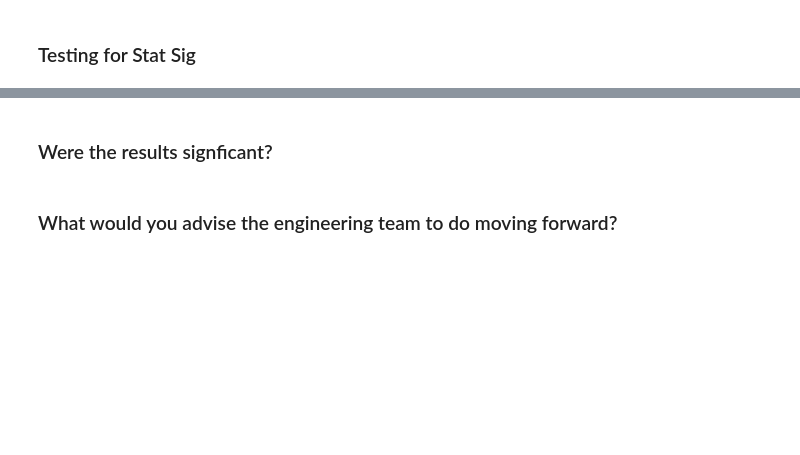
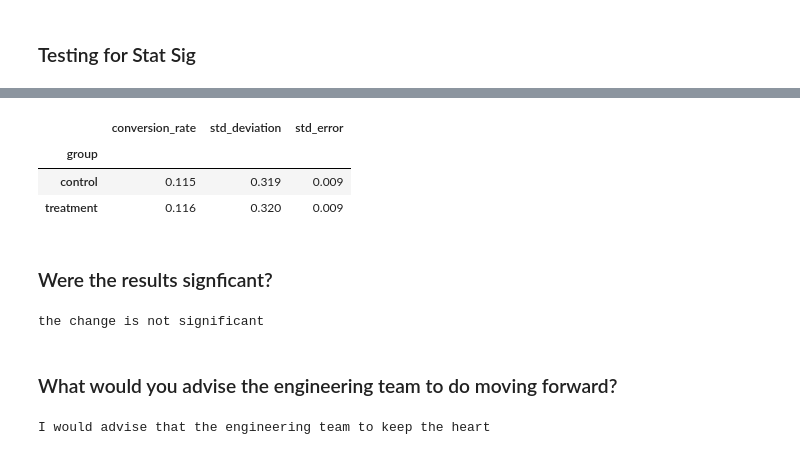
Before and after one commit to DavidGuzman1999/2021-fall-data-science, a Jupyter notebook: Week-10-Friday-AB-Testing/Exercise.ipynb, the cells around one changed output, grey strips where cells are left out. Cells and saved outputs as stored; diff of their text form; code cells hidden in the pictures; blank space fills up the shorter version.

```diff
--- a/Week-10-Friday-AB-Testing/Exercise.ipynb
+++ b/Week-10-Friday-AB-Testing/Exercise.ipynb
@@ -98,4 +238,19 @@ from statsmodels.stats.proportion import proportions_ztest, proportion_confint
+# %%
+conversion_rates.style.format("{:.3f}")
+# %% [output]
+|  | conversion_rate | std_deviation | std_error |
+| group |  |  |  |
+| control | 0.115 | 0.319 | 0.009 |
+| treatment | 0.116 | 0.320 | 0.009 |
 # %% [markdown]
 ### Were the results signficant?
+# %%
+print ("the change is not significant")
+# %% [output]
+the change is not significant
 # %% [markdown]
 ### What would you advise the engineering team to do moving forward?
+# %%
+print("I would advise that the engineering team to keep the heart")
+# %% [output]
+I would advise that the engineering team to keep the heart
```
Also changed, not shown: parts of 19 cells of this notebook.
